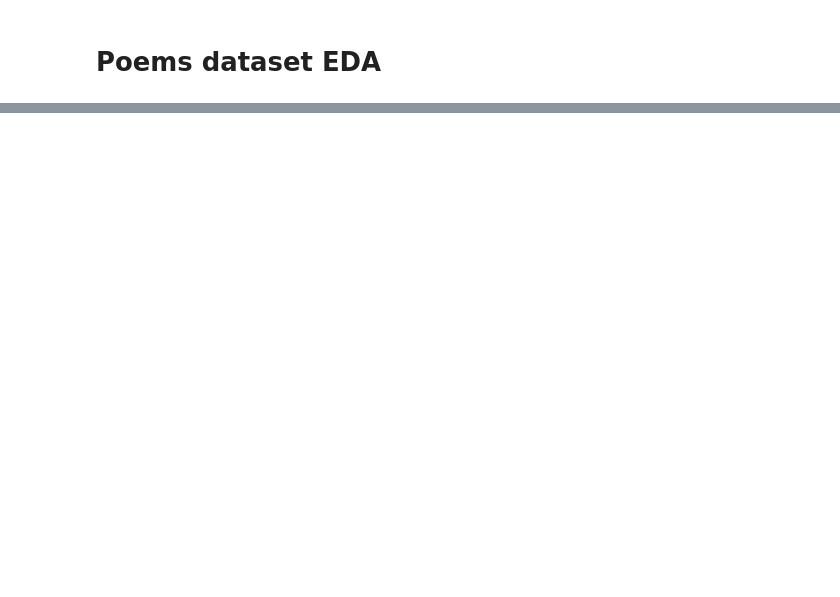
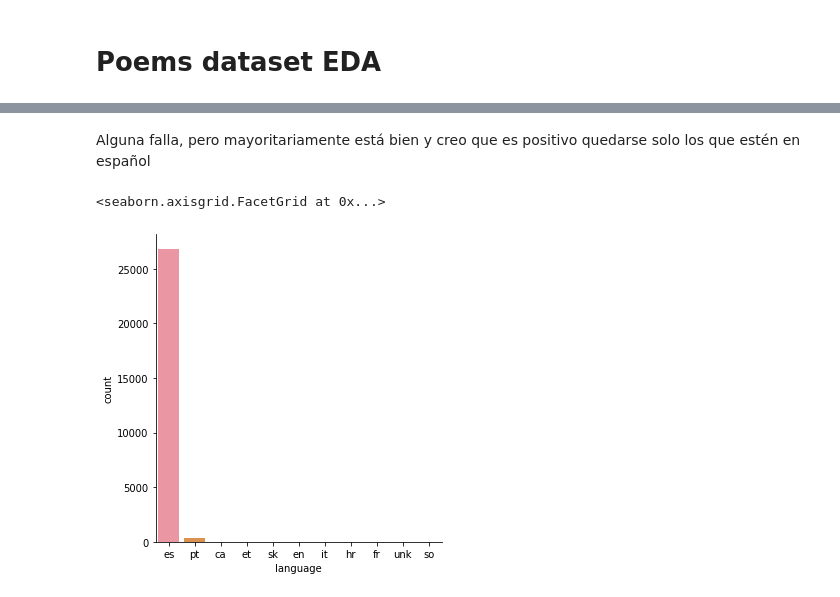
Before and after one commit to DavidLeirado/AiLan-P0e-m, a Jupyter notebook: notebooks/data_exploration.ipynb, the cells around one changed output, grey strips where cells are left out. Saved outputs shown, nothing was run; the diff lists cells and outputs as text; code cells hidden in the pictures; blank space fills up the shorter version.

Commit message:
feat!: data exploration notebook

```diff
--- a/notebooks/data_exploration.ipynb
+++ b/notebooks/data_exploration.ipynb
@@ -21,4 +31,4 @@ len(df)
 # %%
-df.drop_duplicates(subset=["Poem"], inplace=True)
+df.drop_duplicates(subset=["poem"], inplace=True)
 # %%
 len(df)
@@ -25,3 +37,3 @@ len(df)
 # %%
-print(df.iloc[5].Poem.replace("<SALTO>", "\n"))
+df["poem"] = df["poem"].apply(lambda x: x.replace("<SALTO>", "\n"))
 # %%
@@ -28,0 +98,10 @@ df.index
+# %%
+def detect_lang(text):
+    lang = "unk"
+    try:
+        lang = detect(text)
+    except Exception as e:
+        pass
+    return lang
+# %%
+df["language"] = df["poem"].apply(lambda x: detect_lang(x))
@@ -28,0 +211,7 @@ df.index
+# %% [markdown]
+Alguna falla, pero mayoritariamente está bien y creo que es positivo quedarse solo los que estén en español
+# %%
+sns.catplot(data = df, x="language", kind="count")
+# %% [output]
+<seaborn.axisgrid.FacetGrid at 0x...>
+[figure, added]
```
Also changed, not shown: parts of 31 cells of this notebook.
